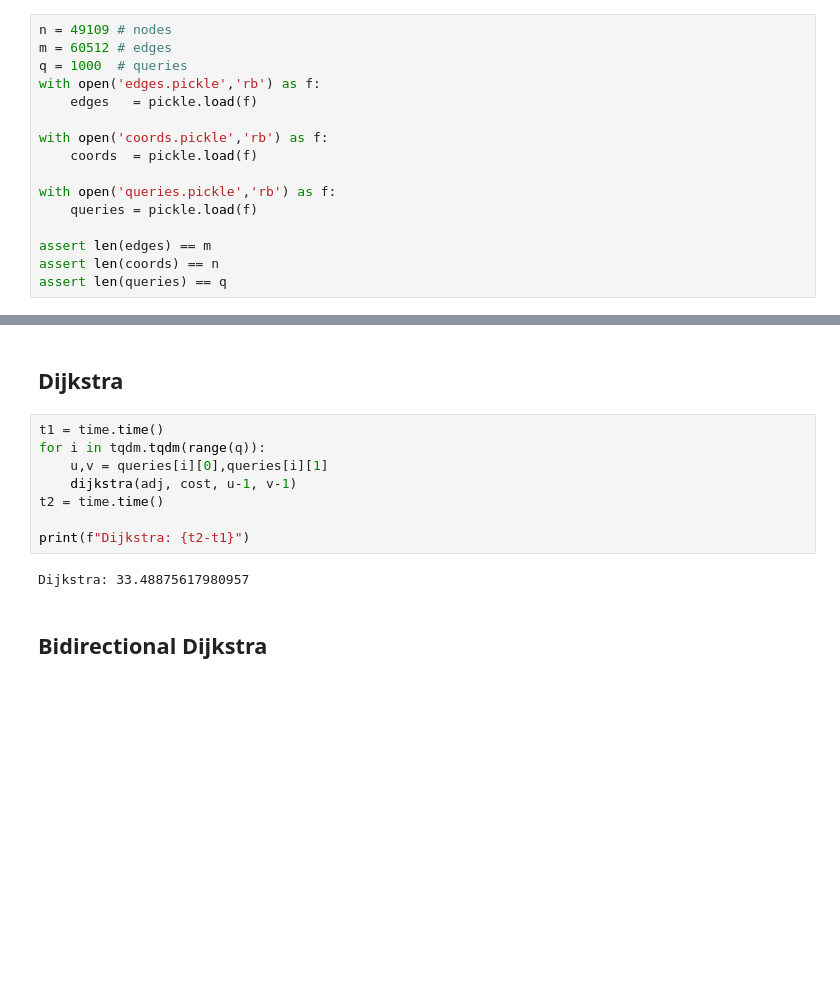
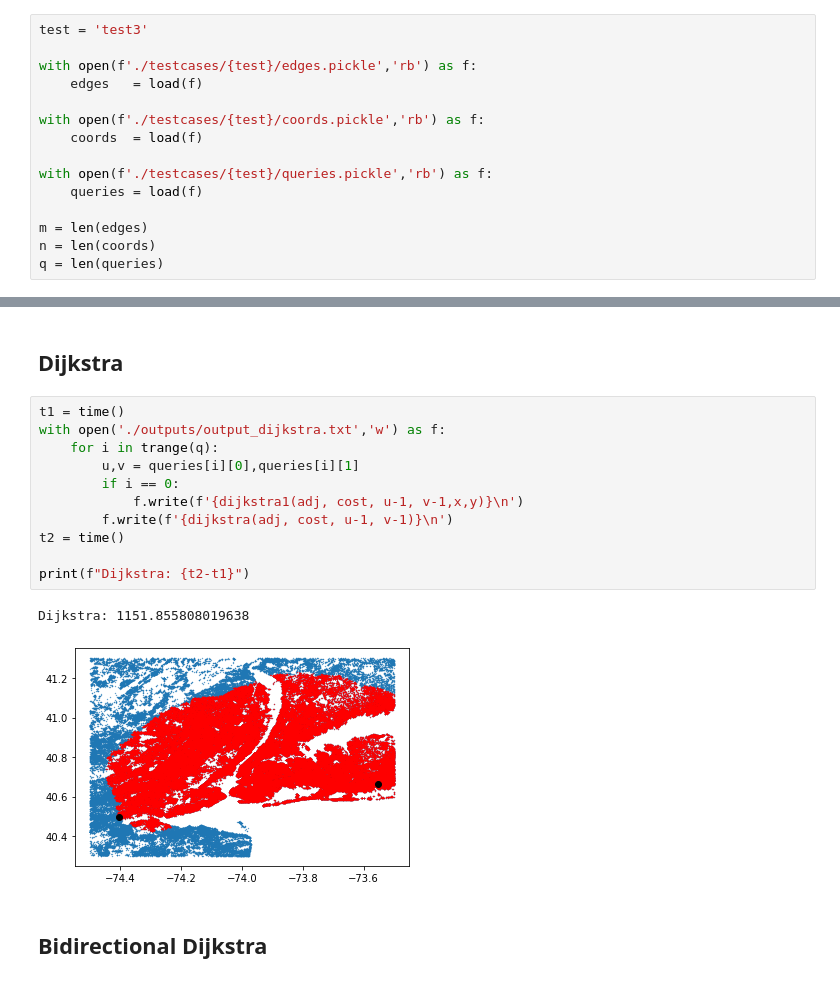
Before and after one commit to TRAGIC11/Shortest_Path_in_Graphs, a Jupyter notebook: Comparison.ipynb, the cells around one changed output, grey strips where cells are left out. Saved outputs shown, nothing was run; the diff lists cells and outputs as text; blank space fills up the shorter version.

```diff
--- a/Comparison.ipynb
+++ b/Comparison.ipynb
@@ -9,19 +11,18 @@ from astar import *
 # %%
-n = 49109 # nodes
-m = 60512 # edges
-q = 1000  # queries
-with open('edges.pickle','rb') as f:
-    edges   = pickle.load(f)
+test = 'test3'
 
-with open('coords.pickle','rb') as f:
-    coords  = pickle.load(f)
+with open(f'./testcases/{test}/edges.pickle','rb') as f:
+    edges   = load(f)
 
-with open('queries.pickle','rb') as f:
-    queries = pickle.load(f)
+with open(f'./testcases/{test}/coords.pickle','rb') as f:
+    coords  = load(f)
 
-assert len(edges) == m
-assert len(coords) == n
-assert len(queries) == q
+with open(f'./testcases/{test}/queries.pickle','rb') as f:
+    queries = load(f)
+
+m = len(edges)
+n = len(coords)
+q = len(queries)
 # %%
 adj_bi  = [[[] for _ in range(n)], [[] for _ in range(n)]]
 cost_bi = [[[] for _ in range(n)], [[] for _ in range(n)]]
@@ -41,15 +42,19 @@ y = [c[1] for c in coords]
 # %% [markdown]
 ## Dijkstra
 # %%
-t1 = time.time()
-for i in tqdm.tqdm(range(q)):
-    u,v = queries[i][0],queries[i][1]
-    dijkstra(adj, cost, u-1, v-1)
-t2 = time.time()
+t1 = time()
+with open('./outputs/output_dijkstra.txt','w') as f:
+    for i in trange(q):
+        u,v = queries[i][0],queries[i][1]
+        if i == 0:
+            f.write(f'{dijkstra1(adj, cost, u-1, v-1,x,y)}\n')
+        f.write(f'{dijkstra(adj, cost, u-1, v-1)}\n')
+t2 = time()
 
 print(f"Dijkstra: {t2-t1}")
 # %% [output]
-Dijkstra: 33.48875617980957
+Dijkstra: 1151.855808019638
+[figure, added]
 # %% [markdown]
 ## Bidirectional Dijkstra
 # %%
```
Also changed, not shown: parts of 10 cells of this notebook, 11 other files.
